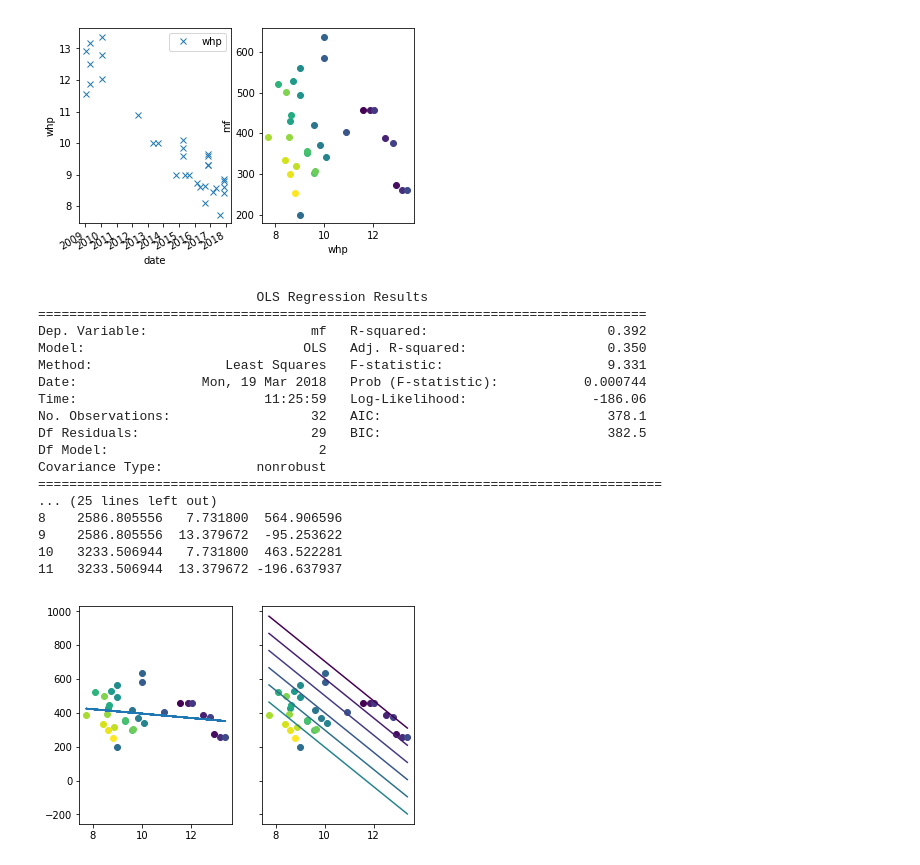
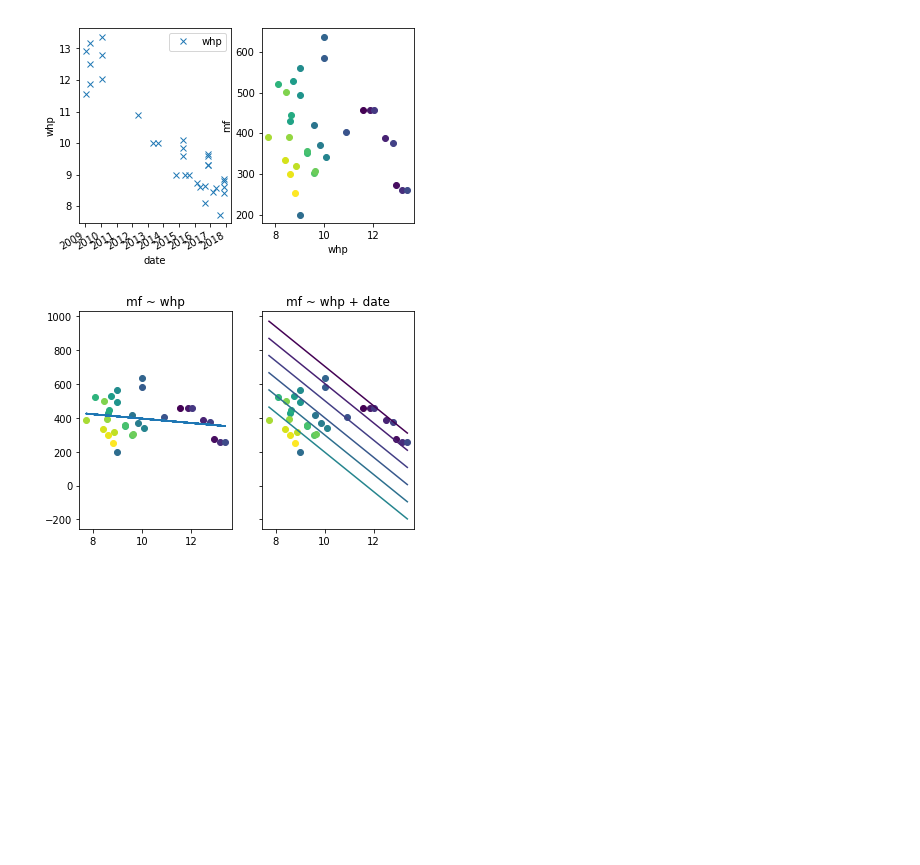
Before and after one commit to loganbwu/geothermal, a Jupyter notebook: src/Python Test.ipynb, the cells around one changed output. Cells and saved outputs as stored; diff of their text form; code cells hidden in the pictures; blank space fills up the shorter version.

```diff
--- a/src/Python Test.ipynb
+++ b/src/Python Test.ipynb
@@ -78,59 +77,41 @@ df['date_numeric'] = (df['date'] - df['date'].min())  / np.timedelta64(1,'D')
 
 # generate prediction data for plotting
 date_pred = np.linspace(np.min(df['date_numeric']), np.max(df['date_numeric']), 6)
-# date_pred = pd.to_datetime(date_pred)
 whp_pred = whp_pred.flatten()
 pred = pd.DataFrame(list(product(date_pred, whp_pred)), columns=['date_numeric', 'whp'])
 
-# method 1
+# Not conditioned on date
 model = ols("mf ~ whp", data=df)
 results = model.fit()
 
 pred['mf'] = results.predict(pred)
 
 # plot
 indices = np.linspace(0, cmap.N, len(df))
 my_colors = [cmap(int(i)) for i in indices]
 fig, (ax1, ax2) = plt.subplots(1,2, sharey=True)
 for i, idx in enumerate(df.index):
     ax1.plot(df.loc[idx, 'whp'], df.loc[idx, 'mf'], 'o', color=my_colors[i])
     ax2.plot(df.loc[idx, 'whp'], df.loc[idx, 'mf'], 'o', color=my_colors[i])
 
 ax1.plot(pred['whp'], pred['mf'])
+ax1.set_title('mf ~ whp')
 
-# method 2
-# model = ols("mf ~ whp + C(date)", data=df)
+# Condition on date
 model = ols("mf ~ whp + date_numeric", data=df)
 results = model.fit()
-print(results.summary())
+# print(results.summary())
 
 pred['mf'] = results.predict(pred)
-print(pred)
+ax2.set_title('mf ~ whp + date')
 
 # plot
 indices = np.linspace(0, cmap.N, len(pred))
 my_colors = [cmap(int(i)) for i in indices]
 for i, date in enumerate(date_pred):
     ax2.plot(pred['whp'][pred['date_numeric']==date], pred['mf'][pred['date_numeric']==date], color=my_colors[i])
 
 
 plt.show()
 # %% [output]
-                            OLS Regression Results
-==============================================================================
-Dep. Variable:                     mf   R-squared:                       0.392
-Model:                            OLS   Adj. R-squared:                  0.350
-Method:                 Least Squares   F-statistic:                     9.331
-Date:                Mon, 19 Mar 2018   Prob (F-statistic):           0.000744
-Time:                        11:25:59   Log-Likelihood:                -186.06
-No. Observations:                  32   AIC:                             378.1
-Df Residuals:                      29   BIC:                             382.5
-Df Model:                           2
-Covariance Type:            nonrobust
-================================================================================
-... (25 lines left out)
-8    2586.805556   7.731800  564.906596
-9    2586.805556  13.379672  -95.253622
-10   3233.506944   7.731800  463.522281
-11   3233.506944  13.379672 -196.637937
-[figure, old version]
+[figure, new version]
```
Also changed, not shown: parts of 2 cells of this notebook.
